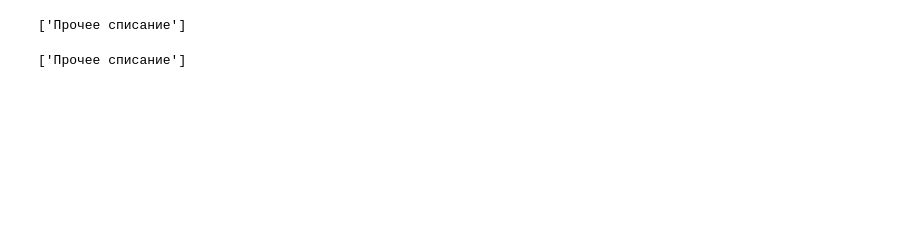
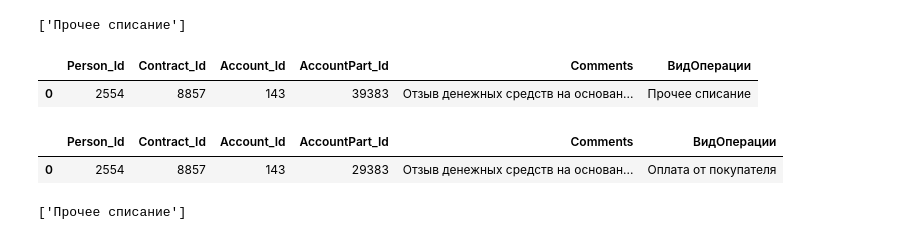
Before and after one commit to BlackStoneShadow/Python, a Jupyter notebook: Diplom/model.ipynb, the cells around one changed output. Saved outputs shown, nothing was run; the diff lists cells and outputs as text; code cells hidden in the pictures; blank space fills up the shorter version.

```diff
--- a/Diplom/model.ipynb
+++ b/Diplom/model.ipynb
@@ -489,13 +497,28 @@ print(encoder.inverse_transform(pipeline.predict(pipeline.model, pipeline.sc_tra
 # %%
 import json
 from io import StringIO
 # загрузка набора
 data = DataFrame(pd.read_csv("train.csv", sep=';', on_bad_lines='skip'))
 
 data_json = data[:1].to_json(orient="records", lines=True)
 data = DataFrame(pd.read_json(data_json, typ='series')).transpose()
-
-pipeline.transform(pipeline.prepare(data))
-print(encoder.inverse_transform(pipeline.predict(pipeline.model, pipeline.sc_train_data)))
+data = pipeline.prepare(data)
+display(data)
+pipeline.transform(data)
+#print(encoder.inverse_transform(pipeline.predict(pipeline.model, pipeline.sc_train_data)))
 # %% [output]
-['Прочее списание']
+|  | Person_Id | Contract_Id | Account_Id | AccountPart_Id | Comments | ВидОперации |
+| 0 | 2554 | 8857 | 143 | 39383 | Отзыв денежных средств на основан... | Прочее списание |
+# %%
+#data_json = json.dumps({"Person_Id":2554, "Contract_Id":8857, "Account_Id":143, "AccountPart_Id":29383, "Comments":"Отзыв денежных средств на основании Договора о брокерском обслуживании № VC-BC-200114/ 01 от 14.01.2020. НДС не облагается.", "ВидОперации":"Прочее списание"})
+data_json = json.dumps({"Person_Id":2554, "Contract_Id":8857, "Account_Id":143, "AccountPart_Id":29383, "Comments":"Отзыв денежных средств на основании Договора о брокерском обслуживании № VC-BC-200114/ 01 от 14.01.2020. НДС не облагается."})
+data = DataFrame(DataFrame(pd.read_json(data_json, typ='series')).transpose())
+data["ВидОперации"] = encoder.classes_[0]
+data = pipeline.prepare(data)
+display(data)
+pipeline.transform(data)
+print(encoder.inverse_transform(pipeline.predict(pipeline.model, pipeline.sc_train_data)))
+# %% [output]
+|  | Person_Id | Contract_Id | Account_Id | AccountPart_Id | Comments | ВидОперации |
+| 0 | 2554 | 8857 | 143 | 29383 | Отзыв денежных средств на основан... | Оплата от покупателя |
+['Прочее списание']
```
Also changed, not shown: parts of 4 cells of this notebook, 5 other files.
